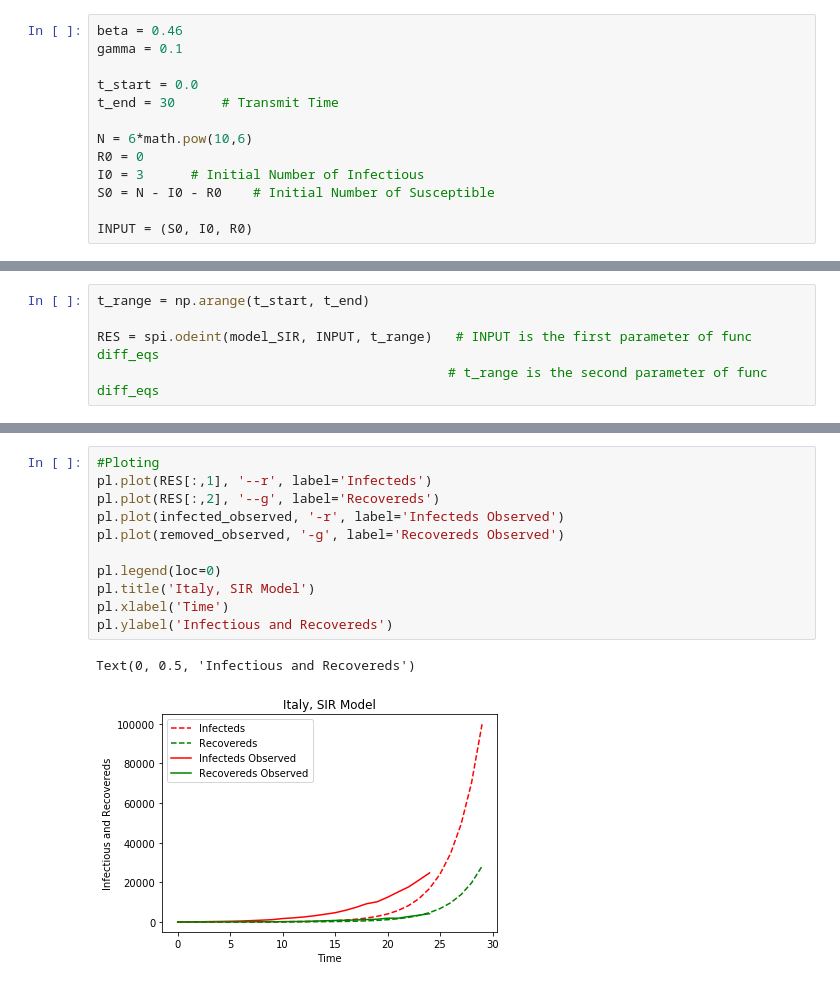
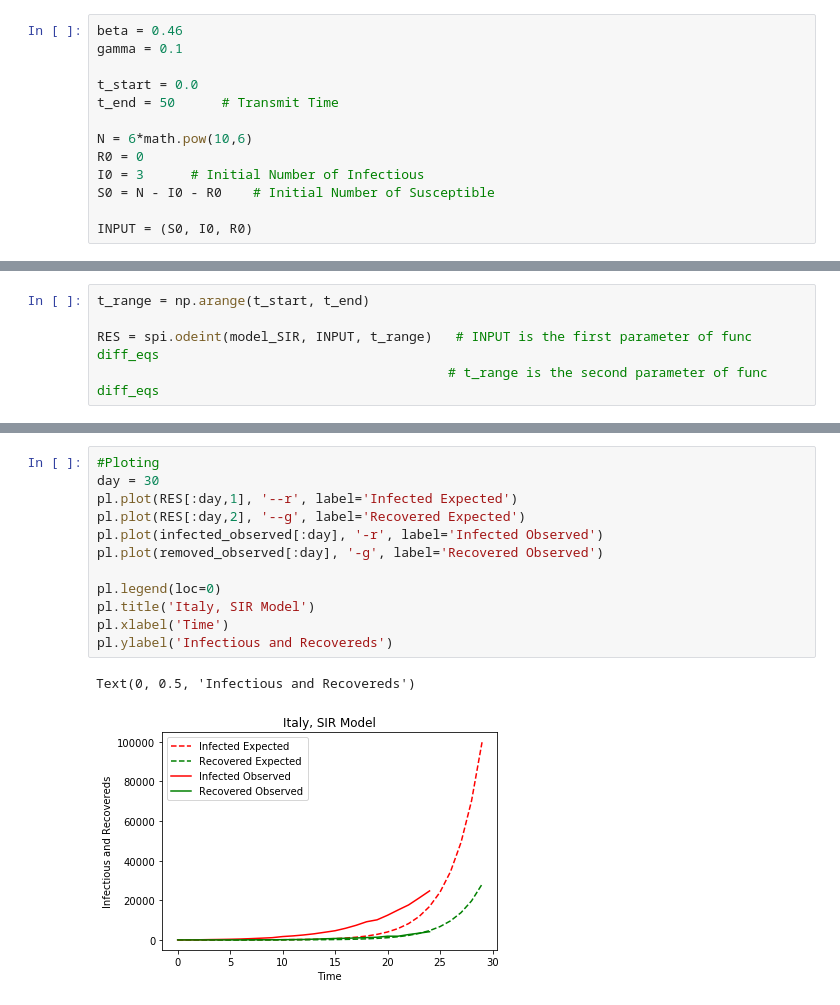
Before and after one commit to Tritiums/Research, a Jupyter notebook: SEIR/ItalySEIR.ipynb, the cells around one changed output, grey strips where cells are left out. Drawn from its saved outputs; the diff is of its cells as text.

```diff
--- a/SEIR/ItalySEIR.ipynb
+++ b/SEIR/ItalySEIR.ipynb
@@ -156,7 +165,7 @@ beta = 0.46
 gamma = 0.1
 
 t_start = 0.0
-t_end = 30      # Transmit Time
+t_end = 50      # Transmit Time
 
 N = 6*math.pow(10,6)
 R0 = 0
@@ -200,16 +189,17 @@ array([[5.99999700e+06, 3.00000000e+00, 0.00000000e+00],
 # %%
 #Ploting
-pl.plot(RES[:,1], '--r', label='Infecteds')
-pl.plot(RES[:,2], '--g', label='Recovereds')
-pl.plot(infected_observed, '-r', label='Infecteds Observed')
-pl.plot(removed_observed, '-g', label='Recovereds Observed')
+day = 30
+pl.plot(RES[:day,1], '--r', label='Infected Expected')
+pl.plot(RES[:day,2], '--g', label='Recovered Expected')
+pl.plot(infected_observed[:day], '-r', label='Infected Observed')
+pl.plot(removed_observed[:day], '-g', label='Recovered Observed')
 
 pl.legend(loc=0)
 pl.title('Italy, SIR Model')
 pl.xlabel('Time')
 pl.ylabel('Infectious and Recovereds')
 # %% [output]
 Text(0, 0.5, 'Infectious and Recovereds')
-[figure, old version]
+[figure, new version]
 # %%
 #Ploting
```
Also changed, not shown: parts of 4 cells of this notebook.
